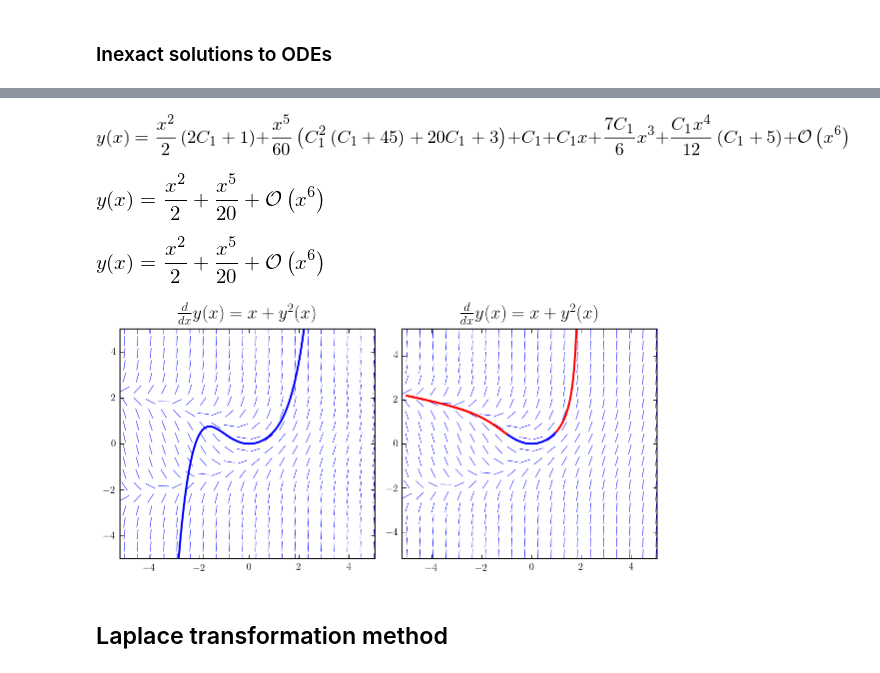
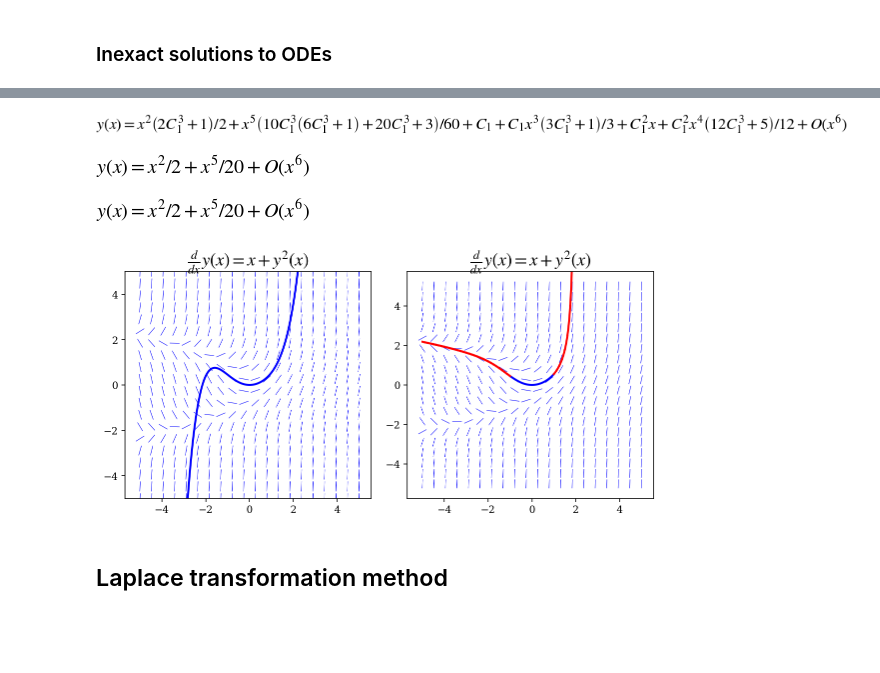
Before and after one commit to jrjohansson/numerical-python-book-code, a Jupyter notebook: ch09-code-listing.ipynb, the cells around one changed output, grey strips where cells are left out. Saved outputs shown, nothing was run; the diff lists cells and outputs as text; code cells hidden in the pictures; blank space fills up the shorter version.

```diff
--- a/ch09-code-listing.ipynb
+++ b/ch09-code-listing.ipynb
@@ -13,7 +11,10 @@ import numpy as np
 %config InlineBackend.figure_format='retina'
 import matplotlib.pyplot as plt
 import matplotlib as mpl
-mpl.rcParams['text.usetex'] = True
+# mpl.rcParams['text.usetex'] = True
+mpl.rcParams['mathtext.fontset'] = 'stix'
+mpl.rcParams['font.family'] = 'serif'
+mpl.rcParams['font.sans-serif'] = 'stix'
 # %%
 import sympy
 sympy.init_printing()
@@ -168,6 +169,7 @@ for g in [0.1, 0.5, 1, 2.0, 5.0]:
 
 ax.set_xlabel(r"$t$", fontsize=18)
 ax.set_ylabel(r"$x(t)$", fontsize=18)
+ax.set_xlim(0, 3)
 ax.legend()
 
 fig.tight_layout()
@@ -176,0 +181,4 @@ fig.savefig('ch9-harmonic-oscillator.pdf')
+# %%
+x = sympy.symbols("x")
+# %%
+y = sympy.Function("y")
@@ -241,49 +260,49 @@ ode_sol = sympy.dsolve(y(x).diff(x) - f)
 # %%
 ode_sol
 # %% [output]
-[figure, old version]
+[figure, new version]
 # %%
 ode_sol = apply_ics(ode_sol, {y(0): 0}, x, [])
 # %%
 ode_sol
 # %% [output]
-[figure, old version]
+[figure, new version]
 # %%
 ode_sol = sympy.dsolve(y(x).diff(x) - f, ics=ics)
 # %%
 ode_sol
 # %% [output]
-[figure, old version]
+[figure, new version]
 # %%
 fig, axes = plt.subplots(1, 2, figsize=(8, 4))
 
 plot_direction_field(x, y(x), f, ax=axes[0])
 x_vec = np.linspace(-3, 3, 100)
 axes[0].plot(x_vec, sympy.lambdify(x, ode_sol.rhs.removeO())(x_vec), 'b', lw=2)
 axes[0].set_ylim(-5, 5)
 
 plot_direction_field(x, y(x), f, ax=axes[1])
 x_vec = np.linspace(-1, 1, 100)
 axes[1].plot(x_vec, sympy.lambdify(x, ode_sol.rhs.removeO())(x_vec), 'b', lw=2)
 
 ode_sol_m = ode_sol_p = ode_sol
 dx = 0.125
 for x0 in np.arange(1, 2., dx):
     x_vec = np.linspace(x0, x0 + dx, 100)
     ics = {y(x0): ode_sol_p.rhs.removeO().subs(x, x0)}
     ode_sol_p = sympy.dsolve(y(x).diff(x) - f, ics=ics, n=6)
     axes[1].plot(x_vec, sympy.lambdify(x, ode_sol_p.rhs.removeO())(x_vec), 'r', lw=2)
 
-for x0 in np.arange(1, 5, dx):
-    x_vec = np.linspace(-x0-dx, -x0, 100)
-    ics = {y(-x0): ode_sol_m.rhs.removeO().subs(x, -x0)}
+for x0 in np.arange(-1, -5, -dx):
+    x_vec = np.linspace(x0, x0 - dx, 100)
+    ics = {y(x0): ode_sol_m.rhs.removeO().subs(x, x0)}
     ode_sol_m = sympy.dsolve(y(x).diff(x) - f, ics=ics, n=6)
     axes[1].plot(x_vec, sympy.lambdify(x, ode_sol_m.rhs.removeO())(x_vec), 'r', lw=2)
 
 fig.tight_layout()
 fig.savefig("ch9-direction-field-and-approx-sol.pdf")
 # %% [output]
-[figure, old version]
+[figure, new version]
 # %% [markdown]
 ## Laplace transformation method
 # %%
```
Also changed, not shown: parts of 71 cells of this notebook, 11 other files.
